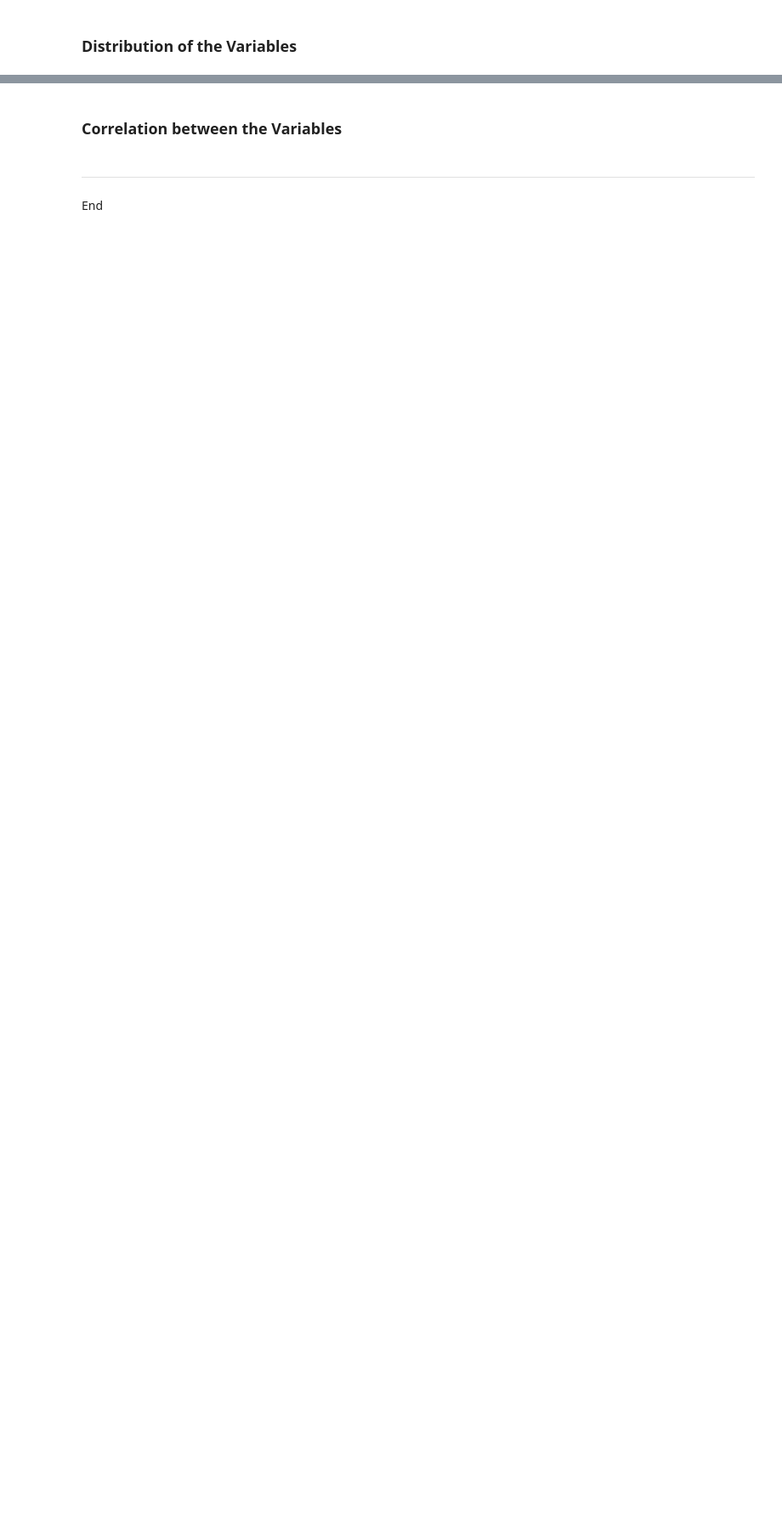
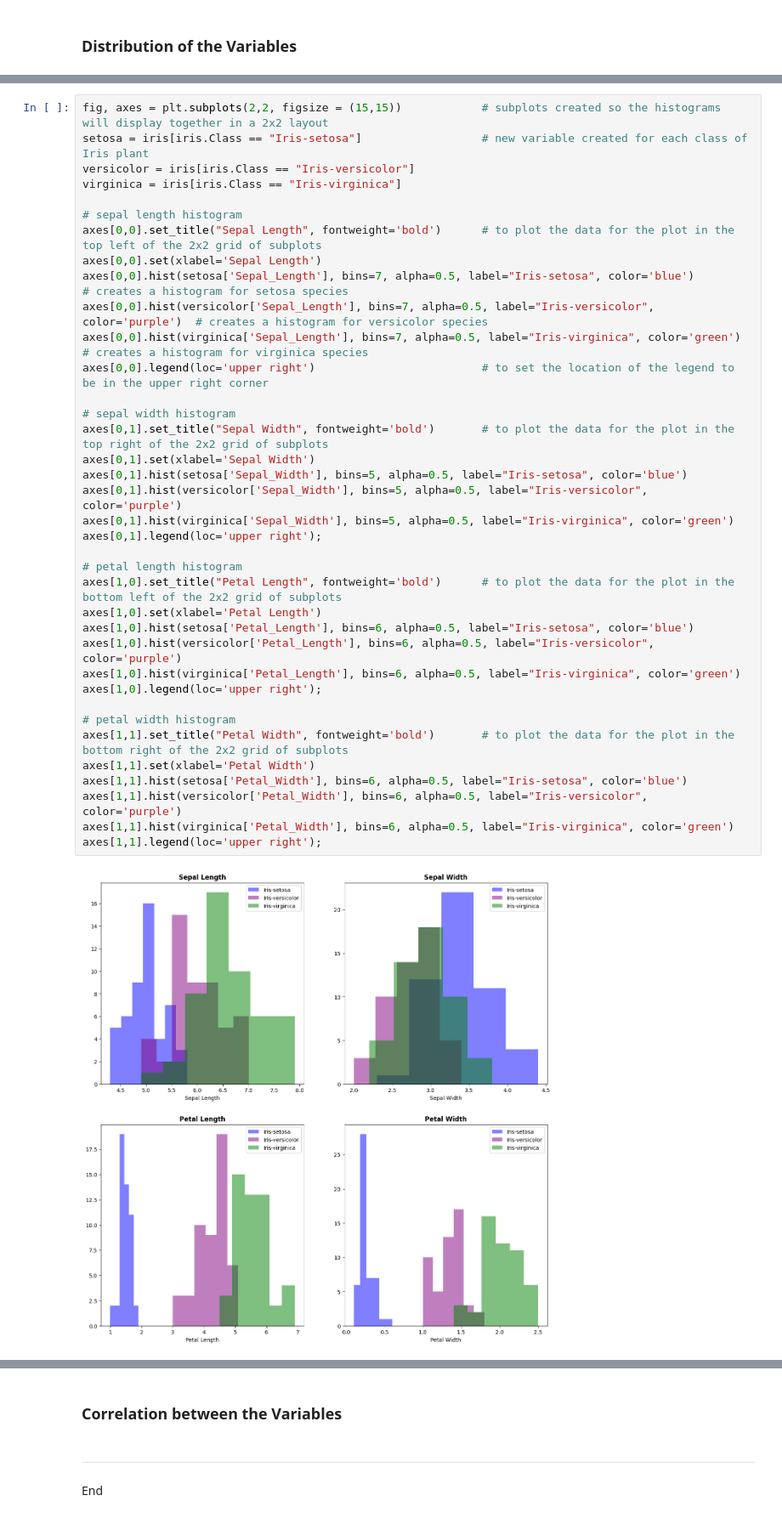
Before and after one commit to rachel-king4/fundamentalsofdataanalysis, a Jupyter notebook: project.ipynb, the cells around one changed output, grey strips where cells are left out. Shown at 85% size. Cells and saved outputs as stored; diff of their text form; blank space fills up the shorter version.

Commit message:
project work distributions and histograms

```diff
--- a/project.ipynb
+++ b/project.ipynb
@@ -144,0 +151,39 @@ For the categorical variables, Species, is represented in Python as strings. Thi
+# %%
+fig, axes = plt.subplots(2,2, figsize = (15,15))            # subplots created so the histograms will display together in a 2x2 layout
+setosa = iris[iris.Class == "Iris-setosa"]                  # new variable created for each class of Iris plant
+versicolor = iris[iris.Class == "Iris-versicolor"]
+virginica = iris[iris.Class == "Iris-virginica"]
+
+# sepal length histogram
+axes[0,0].set_title("Sepal Length", fontweight='bold')      # to plot the data for the plot in the top left of the 2x2 grid of subplots
+axes[0,0].set(xlabel='Sepal Length')
+axes[0,0].hist(setosa['Sepal_Length'], bins=7, alpha=0.5, label="Iris-setosa", color='blue')            # creates a histogram for setosa species
+axes[0,0].hist(versicolor['Sepal_Length'], bins=7, alpha=0.5, label="Iris-versicolor", color='purple')  # creates a histogram for versicolor species
+axes[0,0].hist(virginica['Sepal_Length'], bins=7, alpha=0.5, label="Iris-virginica", color='green')    # creates a histogram for virginica species
+axes[0,0].legend(loc='upper right')                         # to set the location of the legend to be in the upper right corner
+
+# sepal width histogram
+axes[0,1].set_title("Sepal Width", fontweight='bold')       # to plot the data for the plot in the top right of the 2x2 grid of subplots
+axes[0,1].set(xlabel='Sepal Width')
+axes[0,1].hist(setosa['Sepal_Width'], bins=5, alpha=0.5, label="Iris-setosa", color='blue')
+axes[0,1].hist(versicolor['Sepal_Width'], bins=5, alpha=0.5, label="Iris-versicolor", color='purple')
+axes[0,1].hist(virginica['Sepal_Width'], bins=5, alpha=0.5, label="Iris-virginica", color='green')
+axes[0,1].legend(loc='upper right');
+
+# petal length histogram
+axes[1,0].set_title("Petal Length", fontweight='bold')      # to plot the data for the plot in the bottom left of the 2x2 grid of subplots
+axes[1,0].set(xlabel='Petal Length')
+axes[1,0].hist(setosa['Petal_Length'], bins=6, alpha=0.5, label="Iris-setosa", color='blue')
+axes[1,0].hist(versicolor['Petal_Length'], bins=6, alpha=0.5, label="Iris-versicolor", color='purple')
+axes[1,0].hist(virginica['Petal_Length'], bins=6, alpha=0.5, label="Iris-virginica", color='green')
+axes[1,0].legend(loc='upper right');
+
+# petal width histogram
+axes[1,1].set_title("Petal Width", fontweight='bold')       # to plot the data for the plot in the bottom right of the 2x2 grid of subplots
+axes[1,1].set(xlabel='Petal Width')
+axes[1,1].hist(setosa['Petal_Width'], bins=6, alpha=0.5, label="Iris-setosa", color='blue')
+axes[1,1].hist(versicolor['Petal_Width'], bins=6, alpha=0.5, label="Iris-versicolor", color='purple')
+axes[1,1].hist(virginica['Petal_Width'], bins=6, alpha=0.5, label="Iris-virginica", color='green')
+axes[1,1].legend(loc='upper right');
+# %% [output]
+[figure, added]
```
Also changed, not shown: parts of 7 cells of this notebook.
